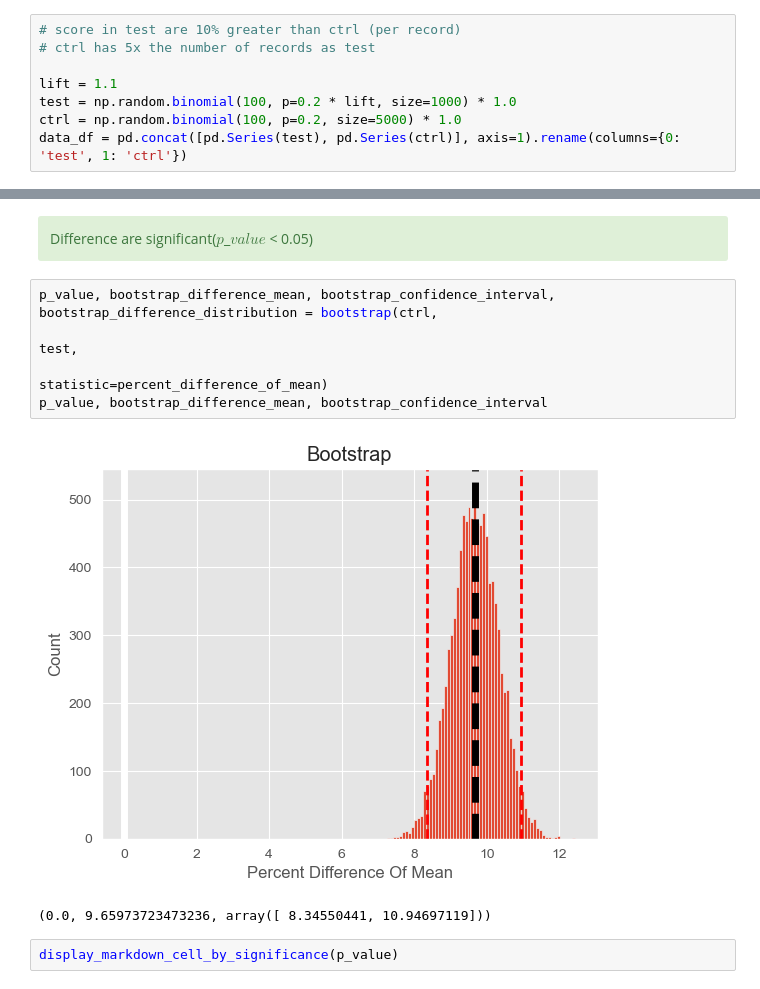
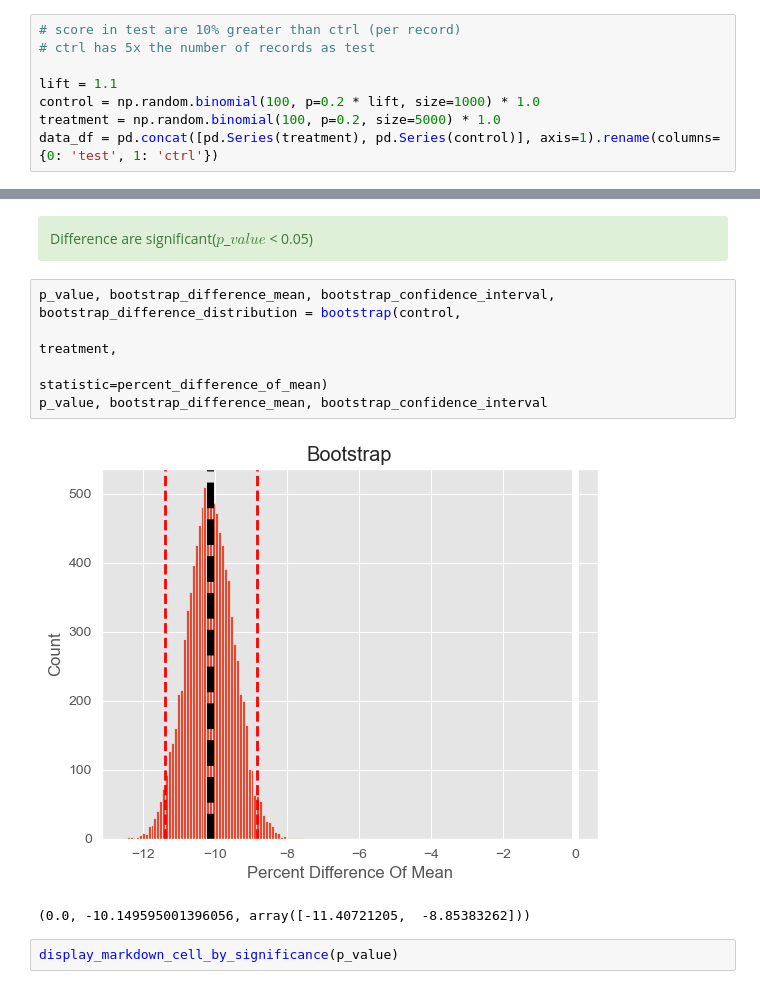
Before and after one commit to timofeytkachenko/fastbootstrap, a Jupyter notebook: bootstrap_experiment.ipynb, the cells around one changed output, grey strips where cells are left out. Saved outputs shown, nothing was run; the diff lists cells and outputs as text.

```diff
--- a/bootstrap_experiment.ipynb
+++ b/bootstrap_experiment.ipynb
@@ -125,7 +137,7 @@ Let's model the A/B test experiment with lift in the test sample
 # ctrl has 5x the number of records as test
 
 lift = 1.1
-test = np.random.binomial(100, p=0.2 * lift, size=1000) * 1.0
-ctrl = np.random.binomial(100, p=0.2, size=5000) * 1.0
-data_df = pd.concat([pd.Series(test), pd.Series(ctrl)], axis=1).rename(columns={0: 'test', 1: 'ctrl'})
+control = np.random.binomial(100, p=0.2 * lift, size=1000) * 1.0
+treatment = np.random.binomial(100, p=0.2, size=5000) * 1.0
+data_df = pd.concat([pd.Series(treatment), pd.Series(control)], axis=1).rename(columns={0: 'test', 1: 'ctrl'})
 # %%
@@ -146,13 +157,13 @@ display_markdown_cell_by_significance(p_value)
 # %% [output]
 <div class="alert alert-block alert-success">Difference are significant($p$_$value$ < 0.05)</div>
 # %%
-p_value, bootstrap_difference_mean, bootstrap_confidence_interval, bootstrap_difference_distribution = bootstrap(ctrl,
-                                                                                                                 test,
+p_value, bootstrap_difference_mean, bootstrap_confidence_interval, bootstrap_difference_distribution = bootstrap(control,
+                                                                                                                 treatment,
                                                                                                                  statistic=percent_difference_of_mean)
 p_value, bootstrap_difference_mean, bootstrap_confidence_interval
 # %% [output]
-[figure, old version]
+[figure, new version]
-(0.0, 9.65973723473236, array([ 8.34550441, 10.94697119]))
+(0.0, -10.149595001396056, array([-11.40721205,  -8.85383262]))
 # %%
 display_markdown_cell_by_significance(p_value)
 # %% [output]
```
Also changed, not shown: parts of 23 cells of this notebook, 1 other file.
